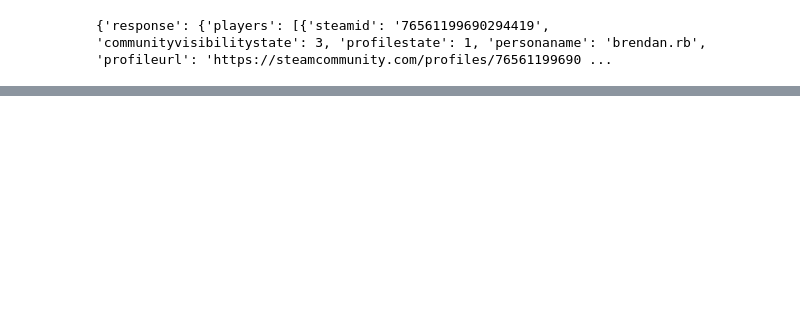
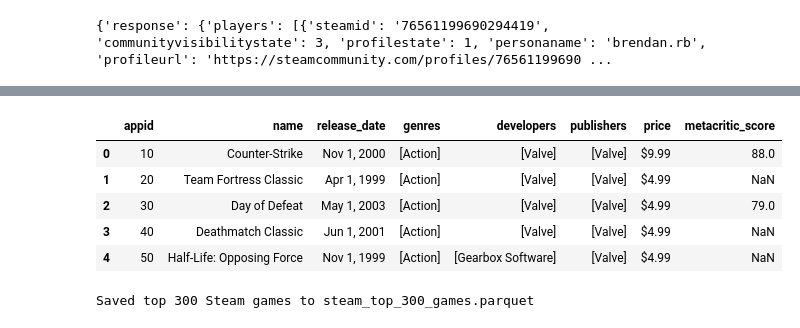
Before and after one commit to behunin3/DataCollectionBlog, a Jupyter notebook: datacollection.ipynb, the cells around one changed output, grey strips where cells are left out. Drawn from its saved outputs; the diff is of its cells as text; code cells hidden in the pictures; blank space fills up the shorter version.

Commit message:
got data about top 300 steam games

```diff
--- a/datacollection.ipynb
+++ b/datacollection.ipynb
@@ -18,3 +18,14 @@ data = response.json()
 print(data)
 # %% [output]
 {'response': {'players': [{'steamid': '76561199690294419', 'communityvisibilitystate': 3, 'profilestate': 1, 'personaname': 'brendan.rb', 'profileurl': 'https://steamcommunity.com/profiles/76561199690 ...
+# %%
+import requests
+
+# Get list of all Steam apps
+url = "https://api.steampowered.com/ISteamApps/GetAppList/v2/"
+response = requests.get(url)
+data = response.json()
+
+# Example: print first 5 games
+for app in data['applist']['apps'][:5]:
+    print(app['appid'], app['name'])
@@ -20,0 +42,14 @@ print(data)
+# %%
+appid = 570  # Example: Dota 2
+url = f"https://store.steampowered.com/api/appdetails?appids={appid}"
+
+response = requests.get(url)
+data = response.json()
+
+# Access the game info
+game_data = data[str(appid)]['data']
+print("Name:", game_data['name'])
+print("Release date:", game_data['release_date']['date'])
+print("Genres:", [g['description'] for g in game_data['genres']])
+if 'price_overview' in game_data:
+    print("Price:", game_data['price_overview']['final_formatted'])
@@ -20,0 +134,14 @@ print(data)
+# %%
+df.head()
+# %% [output]
+|  | appid | name | release_date | genres | developers | publishers | price | metacritic_score |
+| 0 | 10 | Counter-Strike | Nov 1, 2000 | [Action] | [Valve] | [Valve] | $9.99 | 88.0 |
+| 1 | 20 | Team Fortress Classic | Apr 1, 1999 | [Action] | [Valve] | [Valve] | $4.99 | NaN |
+| 2 | 30 | Day of Defeat | May 1, 2003 | [Action] | [Valve] | [Valve] | $4.99 | 79.0 |
+| 3 | 40 | Deathmatch Classic | Jun 1, 2001 | [Action] | [Valve] | [Valve] | $4.99 | NaN |
+| 4 | 50 | Half-Life: Opposing Force | Nov 1, 1999 | [Action] | [Gearbox Software] | [Valve] | $4.99 | NaN |
+# %%
+df.to_parquet("steam_top_300_games.parquet", index=False)
+print("Saved top 300 Steam games to steam_top_300_games.parquet")
+# %% [output]
+Saved top 300 Steam games to steam_top_300_games.parquet
```
Also changed, not shown: parts of 4 cells of this notebook, 1 other file.
